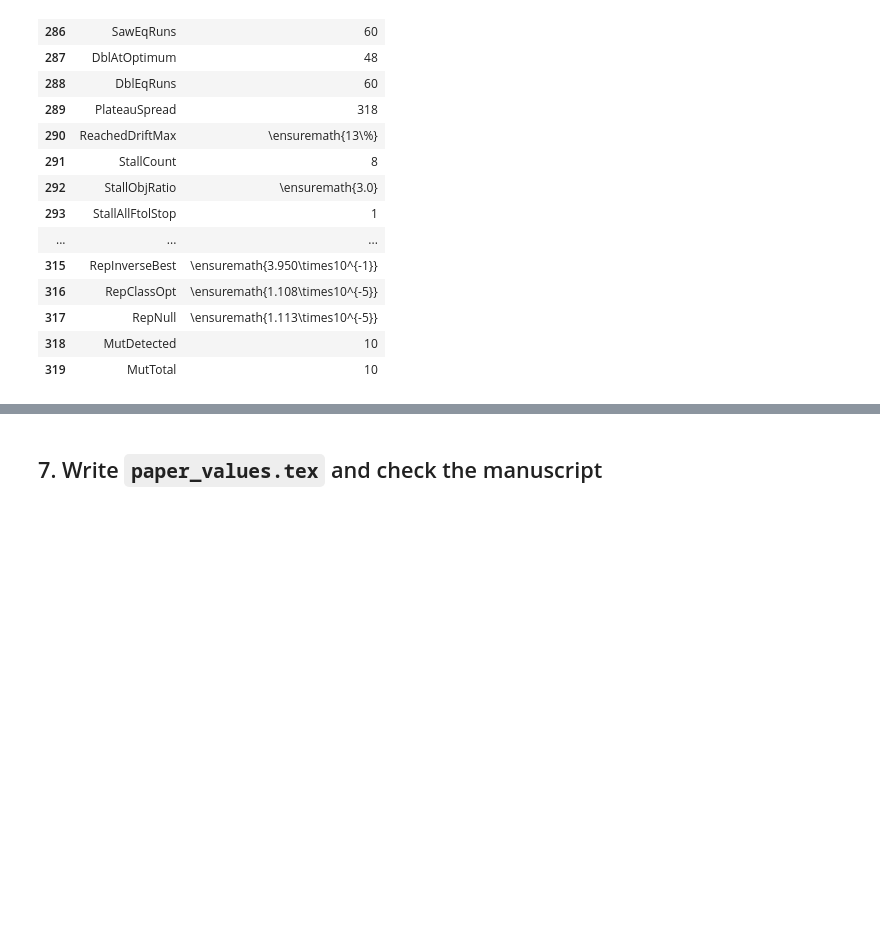
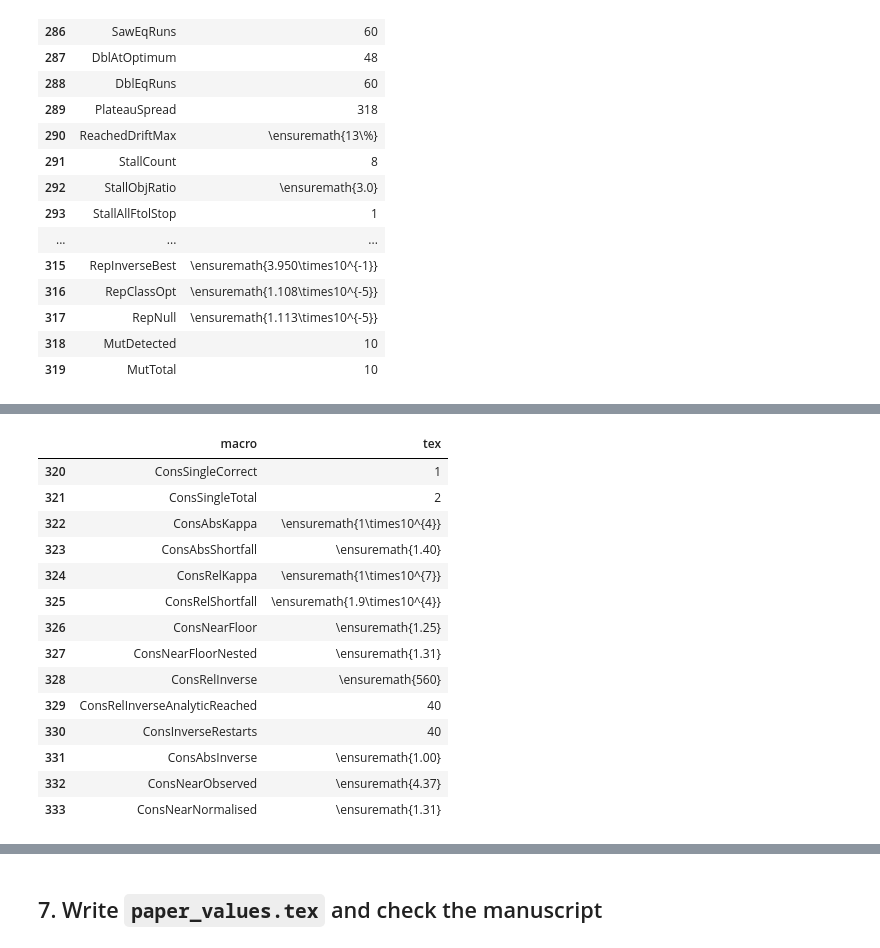
Before and after one commit to LiraCurri/ckks-vqa-diagnostic, a Jupyter notebook: notebooks/paper2_analysis.ipynb, the cells around one changed output, grey strips where cells are left out. Drawn from its saved outputs; the diff is of its cells as text; code cells hidden in the pictures; blank space fills up the shorter version.

```diff
--- a/notebooks/paper2_analysis.ipynb
+++ b/notebooks/paper2_analysis.ipynb
@@ -1955,3 +1954,71 @@ display(pd.DataFrame(VALUES).tail(36)[["macro", "tex"]])
 | 317 | RepNull | \ensuremath{1.113\times10^{-5}} |
 | 318 | MutDetected | 10 |
 | 319 | MutTotal | 10 |
+# %%
+# ---- Constructed calibration cases (optimiser and near-boundary reachability) ----
+# Reads results/constructed_cases/constructed_cases.json, written by
+# src/constructed_cases.py under the frozen rules; no optimisation runs here.
+import attribution_rules as rules
+
+_cc = json.loads((RESULTS / "constructed_cases" / "constructed_cases.json").read_text())
+assert _cc["rules_version"] == rules.RULES_VERSION, "constructed cases used a different rules version"
+_cases = {c["case"]: c for c in _cc["cases"]}
+_abs, _rel, _near = (_cases[k] for k in ("optimiser_absolute", "optimiser_relative", "reachability_near"))
+
+# Two single-cause optimiser cases; the near-boundary case is compound (stopping
+# rule plus a certified limit). With the inverse fit executed, the case whose
+# scale diagnostic passes is misattributed: its inverse fit fails too.
+_single = [_abs, _rel]
+put("ConsSingleCorrect", lambda: sum(c["correct"] for c in _single), count,
+    "single-cause constructed cases attributed correctly")
+put("ConsSingleTotal", lambda: len(_single), count, "single-cause constructed cases")
+
+put("ConsAbsKappa", lambda: _abs["params"]["kappa"], lambda v: sci(v, 0), "condition number, absolute-test case")
+put("ConsAbsShortfall", lambda: _abs["shortfall_median"], lambda v: fixed(v, 2),
+    "median shortfall over the class optimum, absolute-test case")
+put("ConsRelKappa", lambda: _rel["params"]["kappa"], lambda v: sci(v, 0), "condition number, scale-check-passing case")
+put("ConsRelShortfall", lambda: _rel["shortfall_median"], lambda v: sci(v, 1),
+    "median shortfall, scale-check-passing case")
+
+_ne = _near["evidence"]
+put("ConsNearFloor", lambda: _near["params"]["certified_floor_ratio_train"], lambda v: fixed(v, 2),
+    "certified training-RMSE floor (bounded least squares) over the class least-squares RMSE")
+put("ConsNearFloorNested", lambda: _near["params"]["floor_nested_over_class_optimum"], lambda v: fixed(v, 2),
+    "the floor vector's nested RMSE over the class optimum")
+put("ConsRelInverse", lambda: _rel["evidence"]["inverse_best"] / _rel["evidence"]["class_optimum"],
+    lambda v: fixed(v, 0), "executed inverse fit, scale-passing case: best nested RMSE over the optimum")
+_dr = _rel["diagnostics"]
+put("ConsRelInverseAnalyticReached", lambda: _dr["inverse_analytic_restarts_reached"], count,
+    "scale-passing case: inverse-fit restarts reaching the optimum with the analytic gradient (diagnostic)")
+put("ConsInverseRestarts", lambda: _dr["inverse_restarts"], count, "inverse-fit restarts per case")
+# Diagnostic, not a rescored verdict: the frozen rules on the analytic-gradient inverse fit.
+_re = _rel["evidence"]
+_analytic = rules.Evidence(**{**_re, "inverse_best": _dr["inverse_analytic_best_over_optimum"] * _re["class_optimum"]})
+assert rules.attribute(_analytic) == "optimiser", \
+    f"v1.3 on the analytic inverse fit returns {rules.attribute(_analytic)}; the paper states optimiser"
+assert _dr["inverse_analytic_best_over_optimum"] <= 1.0 + rules.GAP_TOL, \
+    "with the analytic gradient the inverse fit should reach the optimum"
+put("ConsAbsInverse", lambda: _abs["evidence"]["inverse_best"] / _abs["evidence"]["class_optimum"],
+    lambda v: fixed(v, 2), "executed inverse fit, absolute-test case: best nested RMSE over the optimum")
+put("ConsNearObserved", lambda: _ne["observed"] / _ne["class_optimum"], lambda v: fixed(v, 2),
+    "near-boundary case: study-tolerance shortfall")
+put("ConsNearNormalised", lambda: _ne["normalised_result"] / _ne["class_optimum"], lambda v: fixed(v, 2),
+    "near-boundary case: shortfall after normalising the stopping test")
+
+# Verdicts are categories, stated in words in the paper; here they are asserted,
+# so that a rerun that changes any of them stops the notebook.
+_second = rules.Evidence(**{**_ne, "observed": _ne["normalised_result"]})
+_expected_verdicts = {
+    "optimiser_absolute, all components": (_abs["verdicts"]["all"], "optimiser"),
+    "optimiser_absolute, without 4 and 5": (_abs["verdicts"]["without 4+5"], "undetermined"),
+    "optimiser_relative, all components": (_rel["verdicts"]["all"], "reachability"),
+    "optimiser_relative, without 4": (_rel["verdicts"]["without 4"], "undetermined"),
+    "reachability_near, first pass": (_near["verdicts"]["all"], "optimiser"),
+    "reachability_near, second pass": (rules.attribute(_second), "reachability"),
+    "reachability_near, second pass without 4": (rules.attribute(rules.withhold(_second, 4)), "undetermined"),
+}
+for _what, (_got, _want) in _expected_verdicts.items():
+    assert _got == _want, f"{_what}: verdict {_got}, paper states {_want}"
+print("constructed-case verdicts match the paper's text")
+display(pd.DataFrame(VALUES).tail(14)[["macro", "tex"]]);
+# %% [output]
@@ -1957,0 +2026,15 @@ display(pd.DataFrame(VALUES).tail(36)[["macro", "tex"]])
+|  | macro | tex |
+| 320 | ConsSingleCorrect | 1 |
+| 321 | ConsSingleTotal | 2 |
+| 322 | ConsAbsKappa | \ensuremath{1\times10^{4}} |
+| 323 | ConsAbsShortfall | \ensuremath{1.40} |
+| 324 | ConsRelKappa | \ensuremath{1\times10^{7}} |
+| 325 | ConsRelShortfall | \ensuremath{1.9\times10^{4}} |
+| 326 | ConsNearFloor | \ensuremath{1.25} |
+| 327 | ConsNearFloorNested | \ensuremath{1.31} |
+| 328 | ConsRelInverse | \ensuremath{560} |
+| 329 | ConsRelInverseAnalyticReached | 40 |
+| 330 | ConsInverseRestarts | 40 |
+| 331 | ConsAbsInverse | \ensuremath{1.00} |
+| 332 | ConsNearObserved | \ensuremath{4.37} |
+| 333 | ConsNearNormalised | \ensuremath{1.31} |
```
Also changed, not shown: parts of 7 cells of this notebook, 13 other files.
